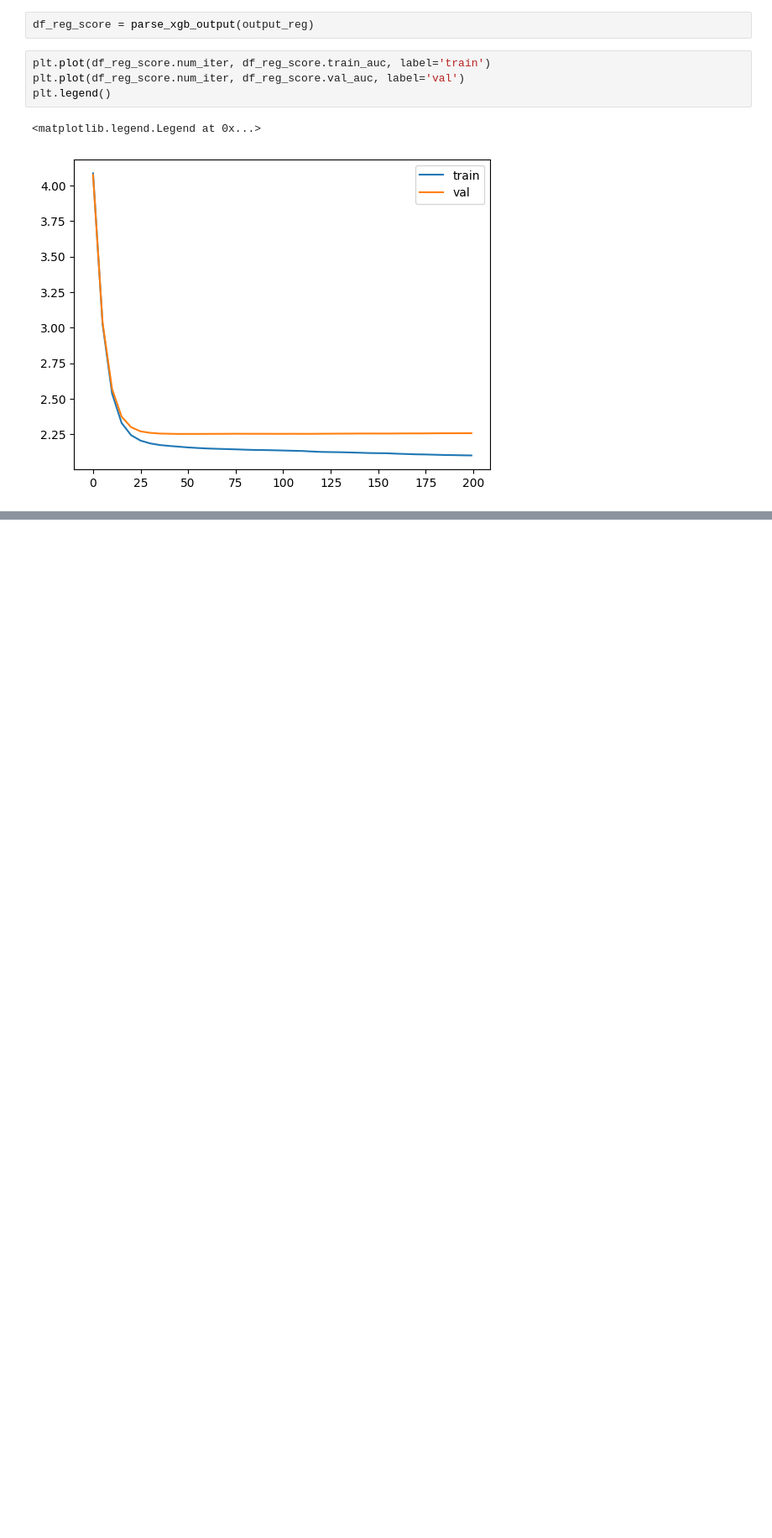
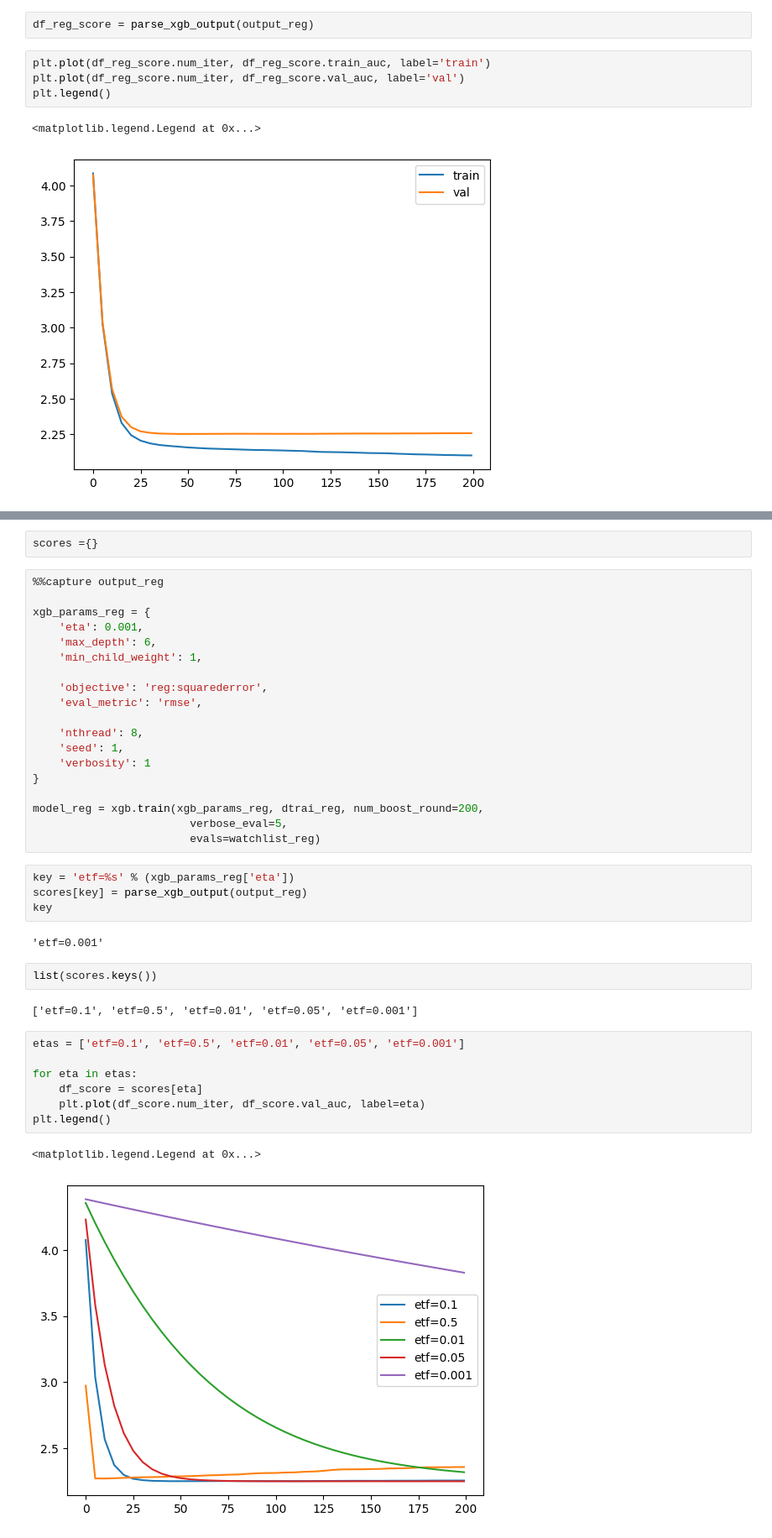
Before and after one commit to AlexHuc/food-allergy-analysis, a Jupyter notebook: notebook.ipynb, the cells around one changed output, grey strips where cells are left out. Shown at 84% size. Saved outputs shown, nothing was run; the diff lists cells and outputs as text; blank space fills up the shorter version.

Commit message:
Hypertunned model for regression

```diff
--- a/notebook.ipynb
+++ b/notebook.ipynb
@@ -1583,0 +1591,41 @@ plt.legend()
+# %%
+scores ={}
+# %%
+%%capture output_reg
+
+xgb_params_reg = {
+    'eta': 0.001,
+    'max_depth': 6,
+    'min_child_weight': 1,
+
+    'objective': 'reg:squarederror',
+    'eval_metric': 'rmse',
+
+    'nthread': 8,
+    'seed': 1,
+    'verbosity': 1
+}
+
+model_reg = xgb.train(xgb_params_reg, dtrai_reg, num_boost_round=200,
+                        verbose_eval=5,
+                        evals=watchlist_reg)
+# %%
+key = 'etf=%s' % (xgb_params_reg['eta'])
+scores[key] = parse_xgb_output(output_reg)
+key
+# %% [output]
+'etf=0.001'
+# %%
+list(scores.keys())
+# %% [output]
+['etf=0.1', 'etf=0.5', 'etf=0.01', 'etf=0.05', 'etf=0.001']
+# %%
+etas = ['etf=0.1', 'etf=0.5', 'etf=0.01', 'etf=0.05', 'etf=0.001']
+
+for eta in etas:
+    df_score = scores[eta]
+    plt.plot(df_score.num_iter, df_score.val_auc, label=eta)
+plt.legend()
+# %% [output]
+<matplotlib.legend.Legend at 0x...>
+[figure, added]
```
Also changed, not shown: parts of 14 cells of this notebook.
